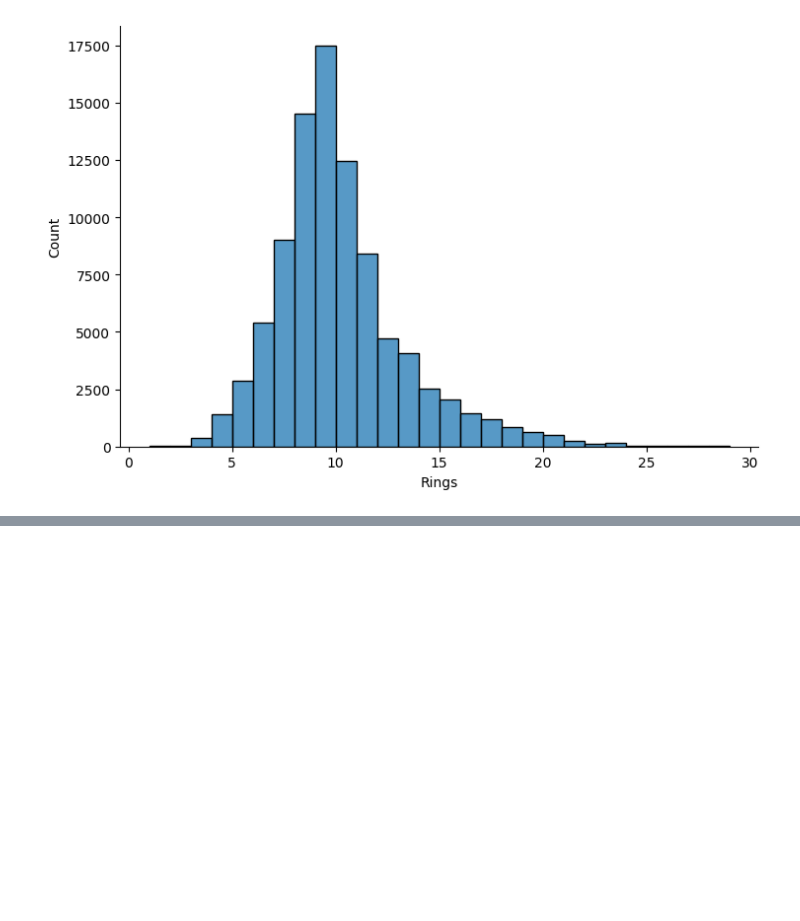
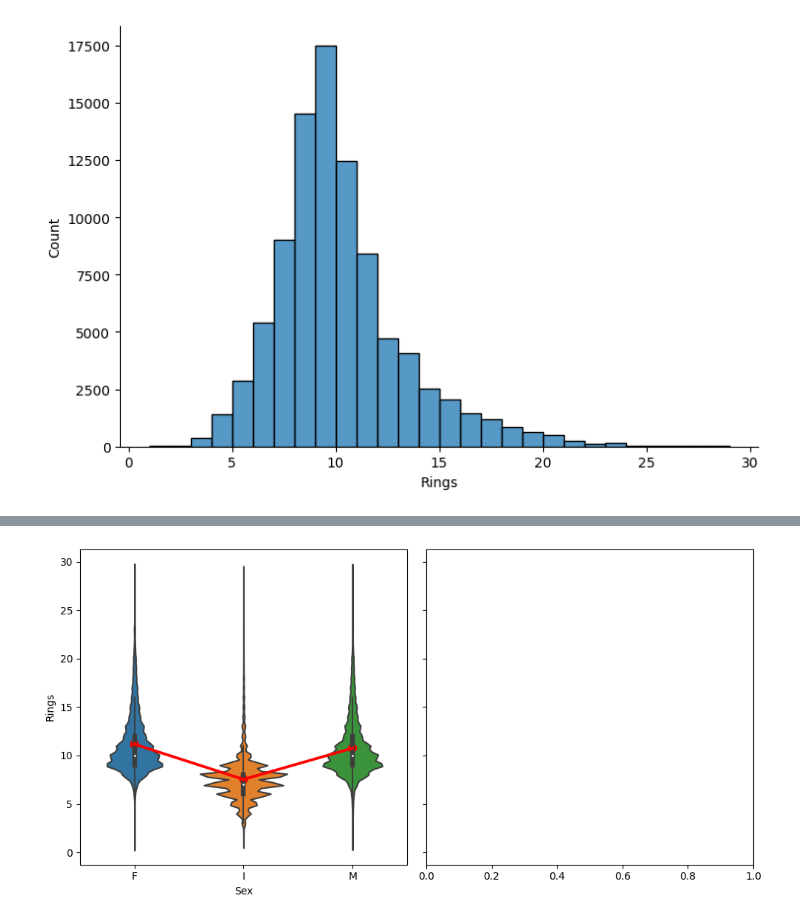
Before and after one commit to stephanie-yz/Kaggle_PG4.04_Abalone, a Jupyter notebook: 01_EDA.ipynb, the cells around one changed output, grey strips where cells are left out. Saved outputs shown, nothing was run; the diff lists cells and outputs as text; code cells hidden in the pictures; blank space fills up the shorter version.

Commit message:
One-way categorical variables

```diff
--- a/01_EDA.ipynb
+++ b/01_EDA.ipynb
@@ -28,0 +33,15 @@ g=sns.displot(data=train, x='Rings', binwidth=1, aspect=1.5)
+# %%
+## list of all categorical variables
+cols_cat = train.columns[train.dtypes=='category'].to_list()
+
+## set up grid of subplots, then fill it with scatterplots of variable vs Rings
+fig, axes = plt.subplots(ncols=2, nrows=1, figsize=(10,5), sharey=True)
+for i, col in enumerate(cols_cat):
+    ax = axes.ravel()[i]
+    # g1=sns.stripplot(data=train, ax=ax, x=col, y='Rings', alpha=0.1, jitter=0.2)
+    g2=sns.violinplot(data=train, ax=ax, x=col, y='Rings')
+    g3=sns.pointplot(data=train, ax=ax, x=col, y='Rings', estimator='mean', color='red')
+    ax.tick_params(rotation=0)
+plt.tight_layout()
+# %% [output]
+[figure, added]
```
Also changed, not shown: parts of 1 cell of this notebook.
